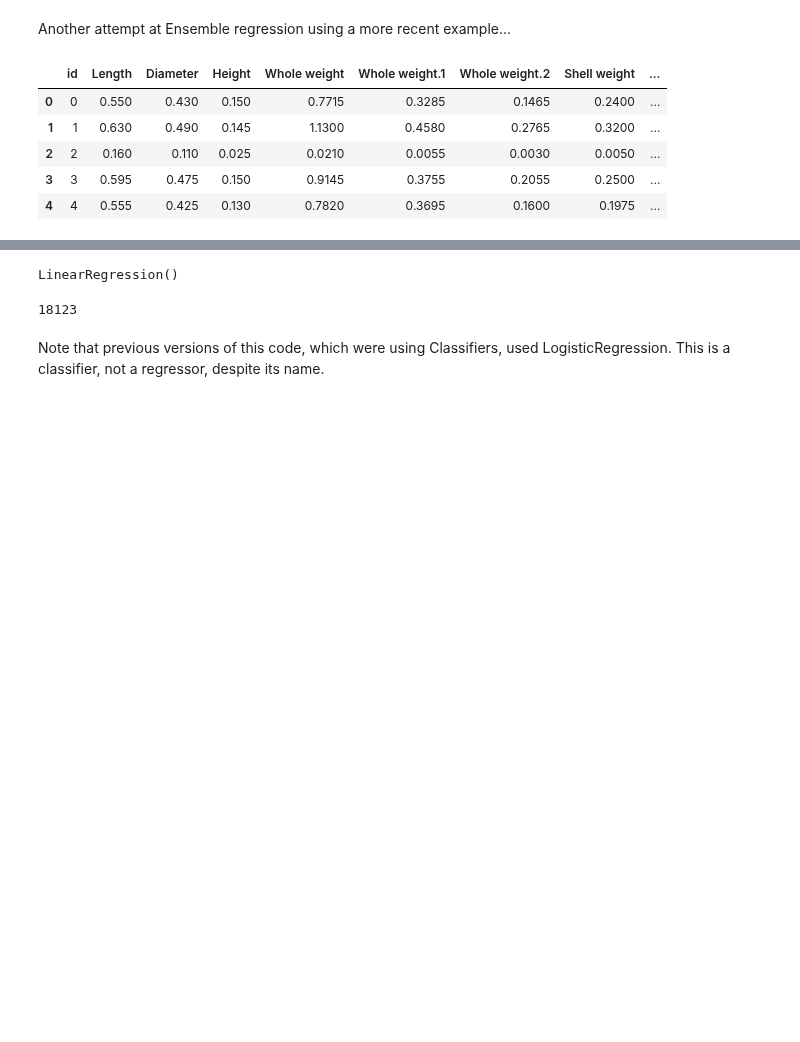
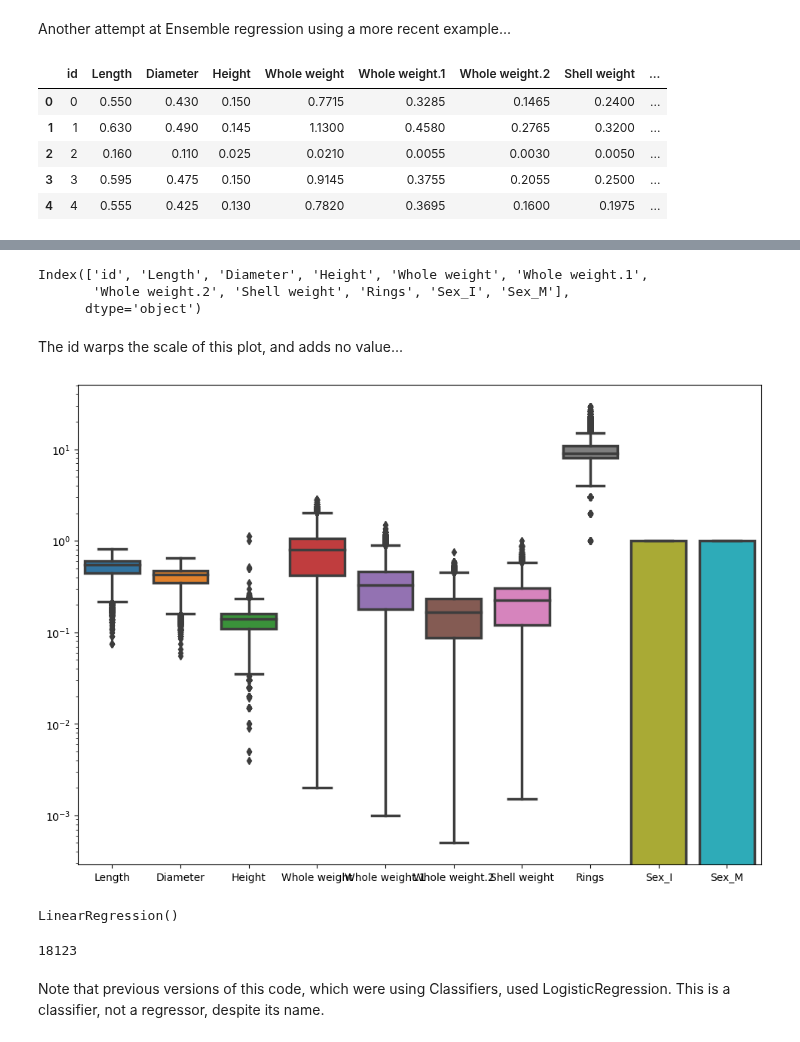
Before and after one commit to flyinacres/kaggle, a Jupyter notebook: abalone-submission-03.ipynb, the cells around one changed output, grey strips where cells are left out. Cells and saved outputs as stored; diff of their text form; code cells hidden in the pictures; blank space fills up the shorter version.

```diff
--- a/abalone-submission-03.ipynb
+++ b/abalone-submission-03.ipynb
@@ -37,3 +51,21 @@ target.head()
+# %%
+target.columns
+# %% [output]
+Index(['id', 'Length', 'Diameter', 'Height', 'Whole weight', 'Whole weight.1',
+       'Whole weight.2', 'Shell weight', 'Rings', 'Sex_I', 'Sex_M'],
+      dtype='object')
+# %% [markdown]
+The id warps the scale of this plot, and adds no value...
+# %%
+a4_dims = (11.7, 8.27)
+# drop is not destructive unless the inplace argument is used
+# Note that the axis is required or it thinks you want to drop a row
+no_id_target = target.drop('id', axis=1)
+fig, ax = plt.subplots(figsize=a4_dims)
+g = sns.boxplot(data=no_id_target,linewidth=2.5,ax=ax)
+g.set_yscale("log")
+# %% [output]
+[figure, added]
 # %%
 x = target.drop('Rings', axis = 1)
 y = target['Rings']
```
Also changed, not shown: parts of 2 cells of this notebook.
